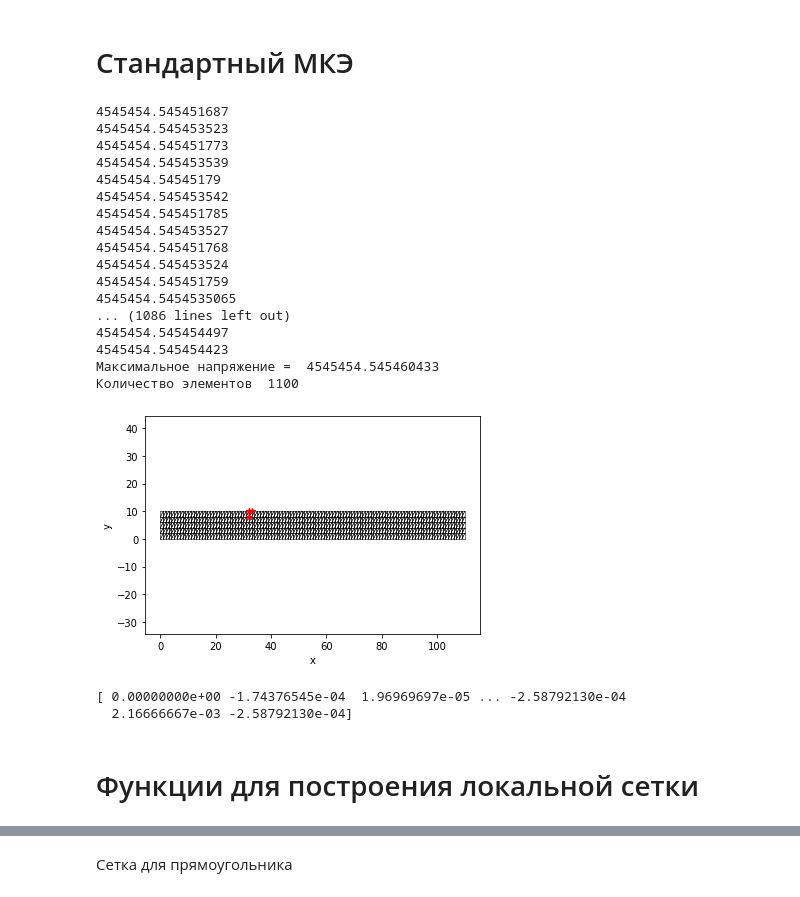
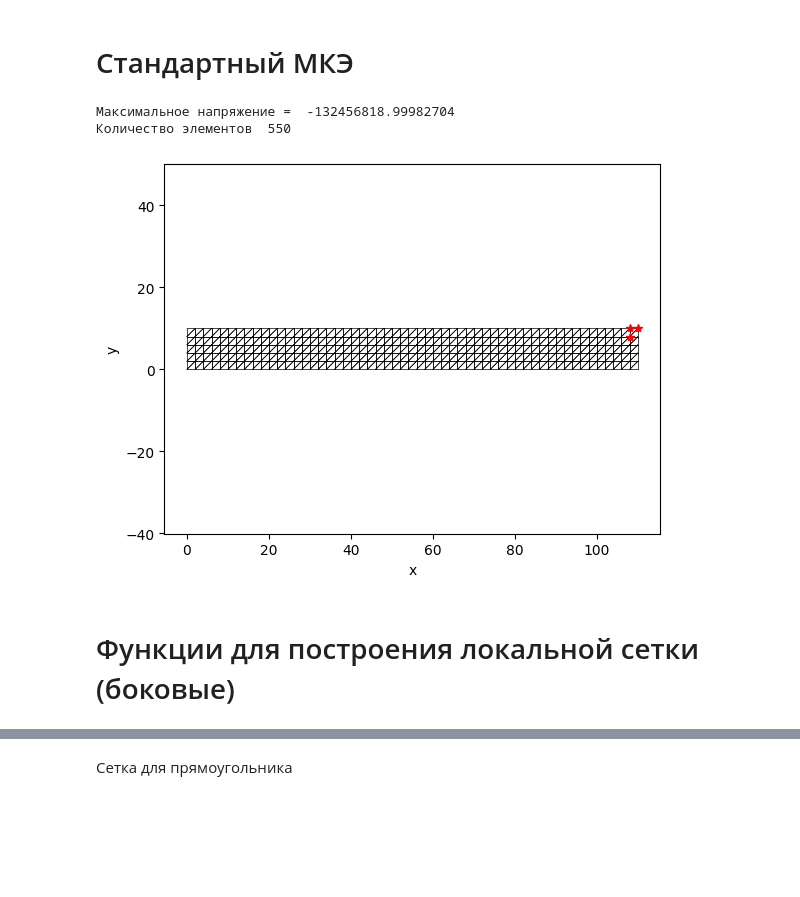
Before and after one commit to Viktorydogger/forFEM, a Jupyter notebook: Новая_задача.ipynb, the cells around one changed output, grey strips where cells are left out. Drawn from its saved outputs; the diff is of its cells as text; code cells hidden in the pictures; blank space fills up the shorter version.

```diff
--- a/Новая_задача.ipynb
+++ b/Новая_задача.ipynb
@@ -53,7 +53,7 @@ def uniform_function(h,p,m,delta,l):
     return NL, EL
 # %%
 def Det2(xi,yi,xj,yj,xk,yk):
-    return (xj*(yk - yi) + xi*(yj - yk) + xk*(yi - yj))
+    return ((xj*abs(yk - yi) + xi*abs(yj - yk) + xk*abs(yi - yj)))
 # %%
 def K_ok(A,lim):
     for i in range(int(len(lim)/2)):
@@ -142,6 +169,7 @@ def FEM(el_nod,Coord_nod,D,eff,Num_nod,Num_el,l):
         ind = el_nod[i,:]
         K0 = sum_K(K0,make_K(i,el_nod,Coord_nod,D),ind,i)
     for i in range(Num_nod):
+      #закрепляем
         if abs(Coord_nod[i,0])<1/(p*m*1000):
             K0[i*2,:] = K0[i,:]*0
             K0[:,2*i] = K0[:,i]*0
@@ -166,20 +194,26 @@ def FEM(el_nod,Coord_nod,D,eff,Num_nod,Num_el,l):
         lnap = np.append(lnap,[[Nap[0],Nap[1],Nap[2]]],axis=0)
         NapM = np.matrix([[Nap[0],Nap[2]],[Nap[2],Nap[1]]])
         now_sig = Nap[0]
+        #print(now_sig)
+        a = Coord_nod[el_nod[i,0],:]
+        b = Coord_nod[el_nod[i,1],:]
+        c = Coord_nod[el_nod[i,2],:]
+        #e = plt.Polygon([a,b,c],color=[abs(now_sig)/(132456819),1-abs(now_sig)/(132456819),abs(now_sig)/(132456819)])
+        #plt.gca().add_patch(e)
         #Sig,s = np.linalg.eig(NapM)
         #now_sig = ma.sqrt(Nap[0]**2-Nap[0]*Nap[1]+Nap[1]**2+3*Nap[2]**2)
-        print(now_sig)
-        if now_sig > max_sig:
+        #print(now_sig)
+        if abs(now_sig) > abs(max_sig):
             max_sig = now_sig
             max_sig_i = i
     print("Максимальное напряжение = ",max_sig)
-    a = Coord_nod[el_nod[max_sig_i,0],:]
-    b = Coord_nod[el_nod[max_sig_i,1],:]
-    c = Coord_nod[el_nod[max_sig_i,2],:]
+    #a = Coord_nod[el_nod[max_sig_i,0],:]
+    #b = Coord_nod[el_nod[max_sig_i,1],:]
+    #c = Coord_nod[el_nod[max_sig_i,2],:]
     print("Количество элементов ", len(el_nod))
-    plt.grid()
-    e = plt.Polygon([a,b,c],color='red')
-    plt.gca().add_patch(e)
+    #plt.grid()
+    #e = plt.Polygon([a,b,c],color='red')
+    #plt.gca().add_patch(e)
     plt.xlabel('x')
     plt.ylabel('y')
     plt.plot(b[0],b[1],'r*')
@@ -195,51 +229,30 @@ def FEM(el_nod,Coord_nod,D,eff,Num_nod,Num_el,l):
 # %%
 mu = 0.3
 E = 2.1*10**11
 h = 10
-p = 110
+p = 55
 m = 5
 delta = 0.5
 l = 11*h
 element_type = 'D2TR3N'
 NL, EL = uniform_function(h,p,m,delta,l)
 paint(NL,EL)
 EL = EL - np.ones((EL.shape[0],EL.shape[1]))
 EL = EL.astype(int)
 q = 100*10**6
 eff = np.zeros((len(NL),2))
 for i in range(len(NL)):
     if NL[i,0] >= l:
         if NL[i,1] >= h or NL[i,1] == 0:
-            eff[i,0] = h*q/p/2
-
+            eff[i,0] = -h*q/m/2
         else:
-            eff[i,0] = h*q/p
+            eff[i,0] = -h*q/m
 #D = E/(1 - mu*mu)*np.array([[1,mu,0],[mu,1,0],[0,0, (1-mu)/2]])
 D = E*(1-mu)/((1+mu)*(1-2*mu))*np.array([[1,mu/(1-mu),0],[mu/(1-mu),1,0],[0,0,(1-2*mu)/(2*(1-mu))]])
 U = FEM(EL,NL,D,eff,len(NL),len(EL),l)
 # %% [output]
-4545454.545451687
-4545454.545453523
-4545454.545451773
-4545454.545453539
-4545454.54545179
-4545454.545453542
-4545454.545451785
-4545454.545453527
-4545454.545451768
-4545454.545453524
-4545454.545451759
-4545454.5454535065
-... (1086 lines left out)
-4545454.545454497
-4545454.545454423
-Максимальное напряжение =  4545454.545460433
-Количество элементов  1100
+Максимальное напряжение =  -132456818.99982704
+Количество элементов  550
-[figure, old version]
+[figure, new version]
-# %%
-print(U)
-# %% [output]
-[ 0.00000000e+00 -1.74376545e-04  1.96969697e-05 ... -2.58792130e-04
-  2.16666667e-03 -2.58792130e-04]
 # %% [markdown]
-# Функции для построения локальной сетки
+# Функции для построения локальной сетки (боковые)
```
Also changed, not shown: parts of 49 cells of this notebook.
